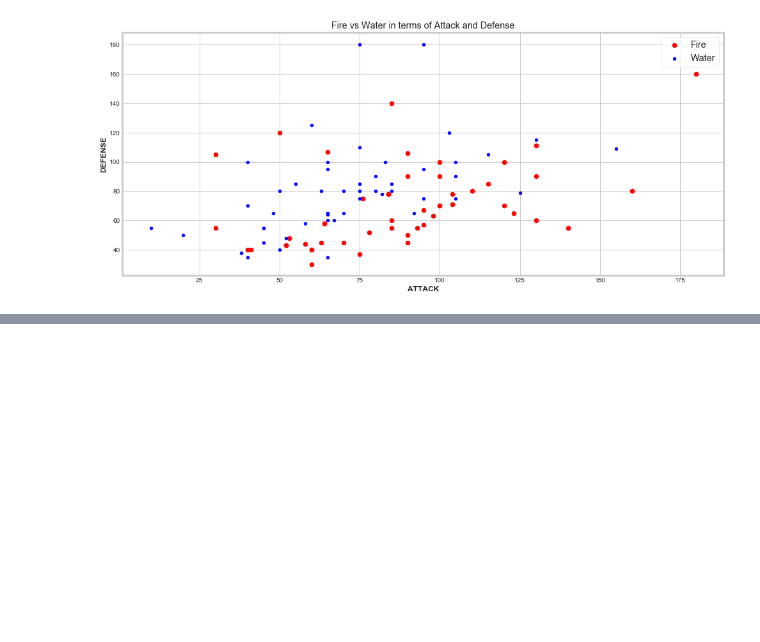
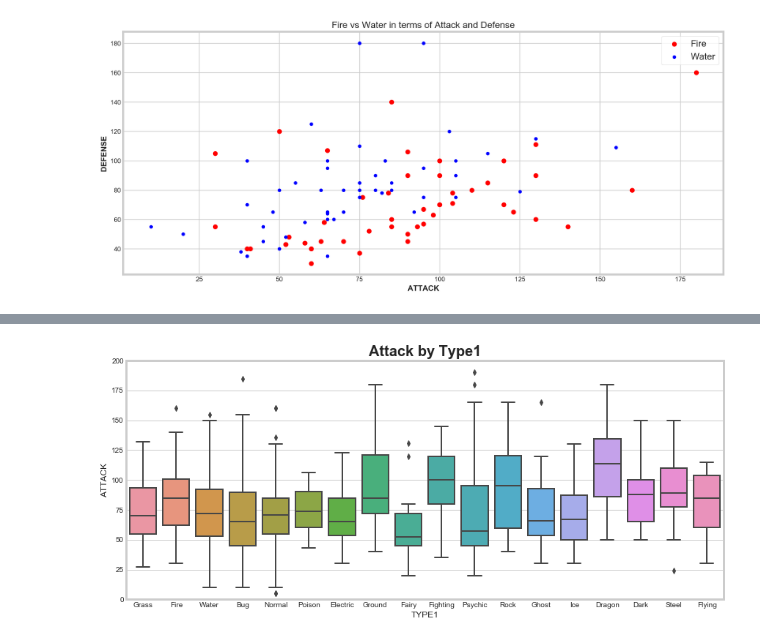
Before and after one commit to iamsumat/Pokemon-Dataset-EDA, a Jupyter notebook: PokemonEDA.ipynb, the cells around one changed output, grey strips where cells are left out. Cells and saved outputs as stored; diff of their text form; code cells hidden in the pictures; blank space fills up the shorter version.

```diff
--- a/PokemonEDA.ipynb
+++ b/PokemonEDA.ipynb
@@ -224,0 +283,8 @@ plt.show()
+# %%
+fig = plt.figure(figsize=(13,6))
+sns.boxplot(x='TYPE1',y='ATTACK',data=df,linewidth=2)
+plt.ylim(0,200)
+plt.title('Attack by Type1',fontdict=font)
+plt.show()
+# %% [output]
+[figure, added]
```
Also changed, not shown: parts of 22 cells of this notebook.
